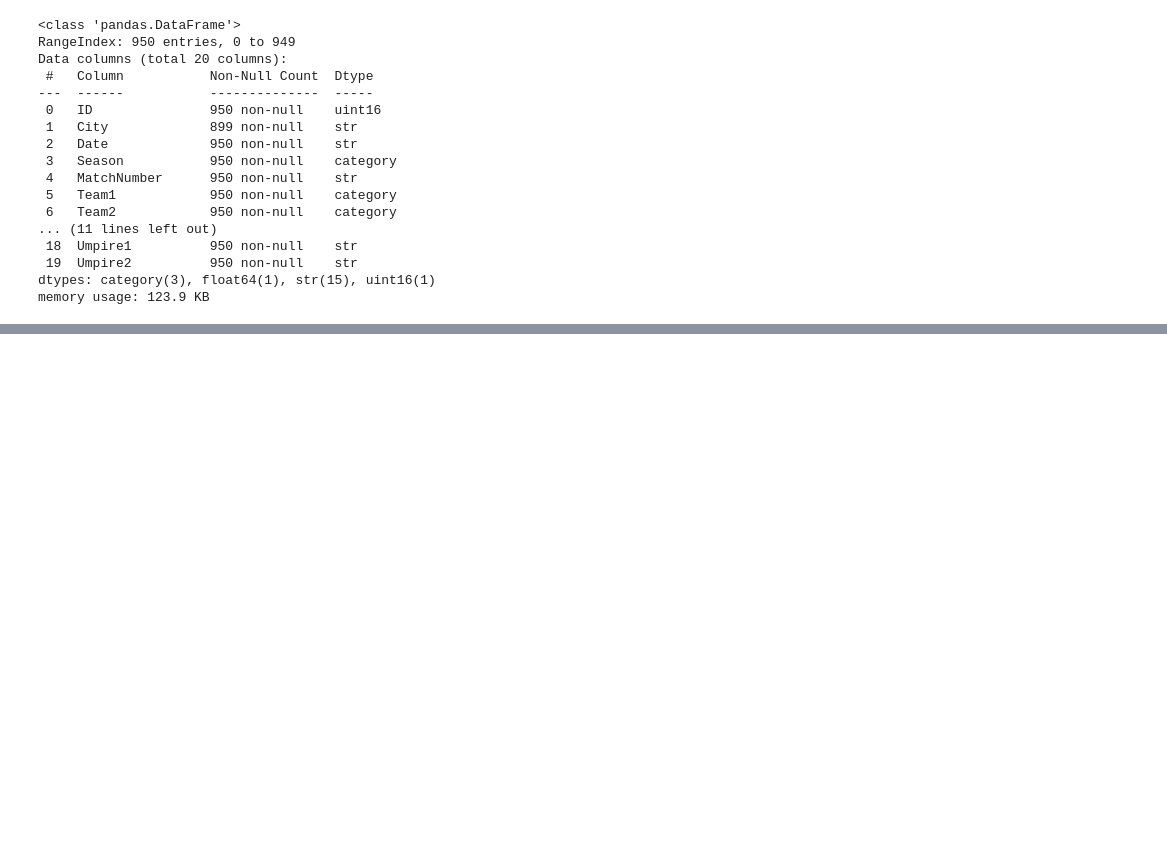
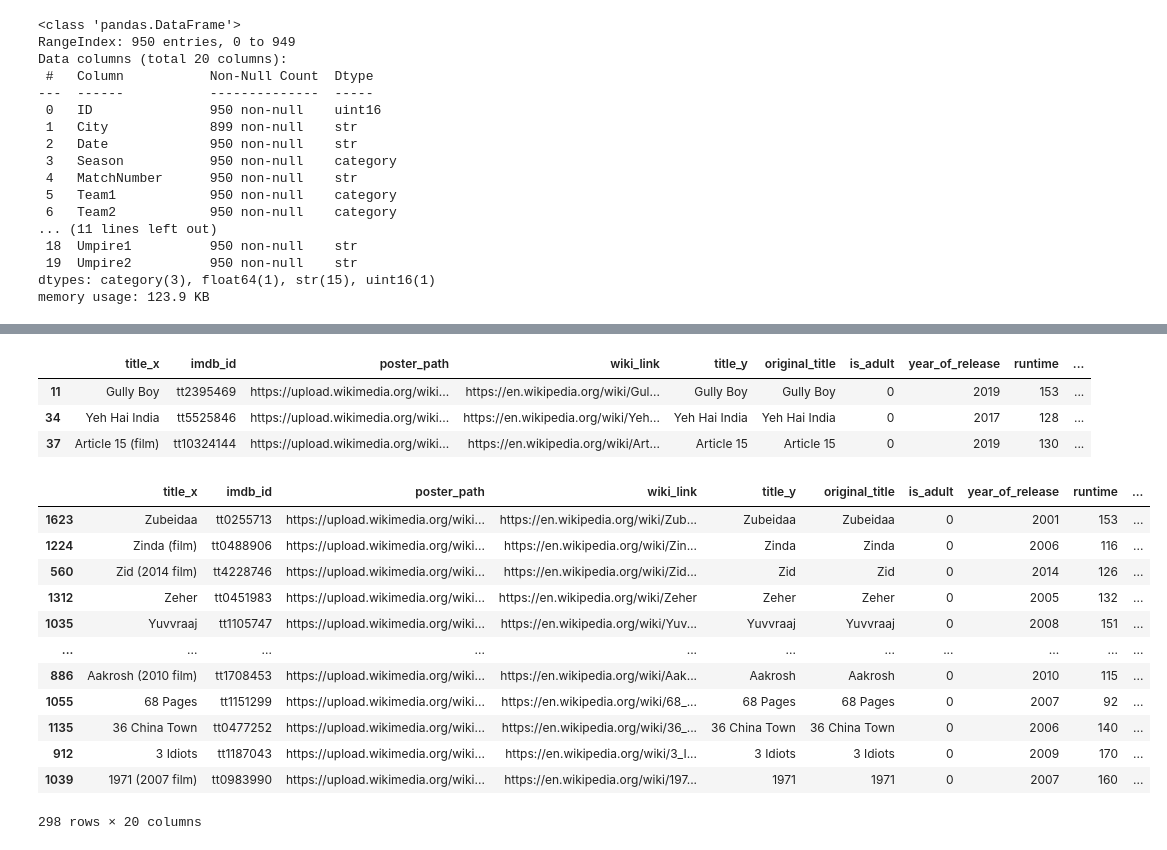
Before and after one commit to utkarshchouhan-dev/Python-Libraries, a Jupyter notebook: Pandas/Pandas2.ipynb, the cells around one changed output, grey strips where cells are left out. Drawn from its saved outputs; the diff is of its cells as text; code cells hidden in the pictures; blank space fills up the shorter version.

```diff
--- a/Pandas/Pandas2.ipynb
+++ b/Pandas/Pandas2.ipynb
@@ -696,0 +814,23 @@ memory usage: 123.9 KB
+# %%
+movies.head(3)
+# %% [output]
+|  | title_x | imdb_id | poster_path | wiki_link | title_y | original_title | is_adult | year_of_release | runtime | ... |
+| 11 | Gully Boy | tt2395469 | https://upload.wikimedia.org/wiki... | https://en.wikipedia.org/wiki/Gul... | Gully Boy | Gully Boy | 0 | 2019 | 153 | ... |
+| 34 | Yeh Hai India | tt5525846 | https://upload.wikimedia.org/wiki... | https://en.wikipedia.org/wiki/Yeh... | Yeh Hai India | Yeh Hai India | 0 | 2017 | 128 | ... |
+| 37 | Article 15 (film) | tt10324144 | https://upload.wikimedia.org/wiki... | https://en.wikipedia.org/wiki/Art... | Article 15 | Article 15 | 0 | 2019 | 130 | ... |
+# %%
+movies.sort_values('title_x',ascending= False)
+# %% [output]
+|  | title_x | imdb_id | poster_path | wiki_link | title_y | original_title | is_adult | year_of_release | runtime | ... |
+| 1623 | Zubeidaa | tt0255713 | https://upload.wikimedia.org/wiki... | https://en.wikipedia.org/wiki/Zub... | Zubeidaa | Zubeidaa | 0 | 2001 | 153 | ... |
+| 1224 | Zinda (film) | tt0488906 | https://upload.wikimedia.org/wiki... | https://en.wikipedia.org/wiki/Zin... | Zinda | Zinda | 0 | 2006 | 116 | ... |
+| 560 | Zid (2014 film) | tt4228746 | https://upload.wikimedia.org/wiki... | https://en.wikipedia.org/wiki/Zid... | Zid | Zid | 0 | 2014 | 126 | ... |
+| 1312 | Zeher | tt0451983 | https://upload.wikimedia.org/wiki... | https://en.wikipedia.org/wiki/Zeher | Zeher | Zeher | 0 | 2005 | 132 | ... |
+| 1035 | Yuvvraaj | tt1105747 | https://upload.wikimedia.org/wiki... | https://en.wikipedia.org/wiki/Yuv... | Yuvvraaj | Yuvvraaj | 0 | 2008 | 151 | ... |
+| ... | ... | ... | ... | ... | ... | ... | ... | ... | ... | ... |
+| 886 | Aakrosh (2010 film) | tt1708453 | https://upload.wikimedia.org/wiki... | https://en.wikipedia.org/wiki/Aak... | Aakrosh | Aakrosh | 0 | 2010 | 115 | ... |
+| 1055 | 68 Pages | tt1151299 | https://upload.wikimedia.org/wiki... | https://en.wikipedia.org/wiki/68_... | 68 Pages | 68 Pages | 0 | 2007 | 92 | ... |
+| 1135 | 36 China Town | tt0477252 | https://upload.wikimedia.org/wiki... | https://en.wikipedia.org/wiki/36_... | 36 China Town | 36 China Town | 0 | 2006 | 140 | ... |
+| 912 | 3 Idiots | tt1187043 | https://upload.wikimedia.org/wiki... | https://en.wikipedia.org/wiki/3_I... | 3 Idiots | 3 Idiots | 0 | 2009 | 170 | ... |
+| 1039 | 1971 (2007 film) | tt0983990 | https://upload.wikimedia.org/wiki... | https://en.wikipedia.org/wiki/197... | 1971 | 1971 | 0 | 2007 | 160 | ... |
+298 rows × 20 columns
```
Also changed, not shown: parts of 67 cells of this notebook, 1 other file.
